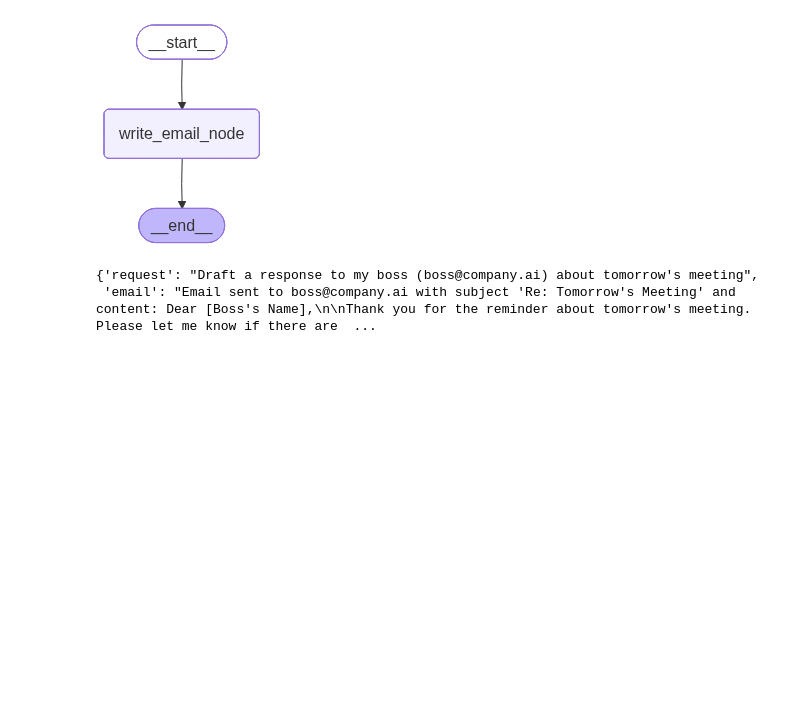
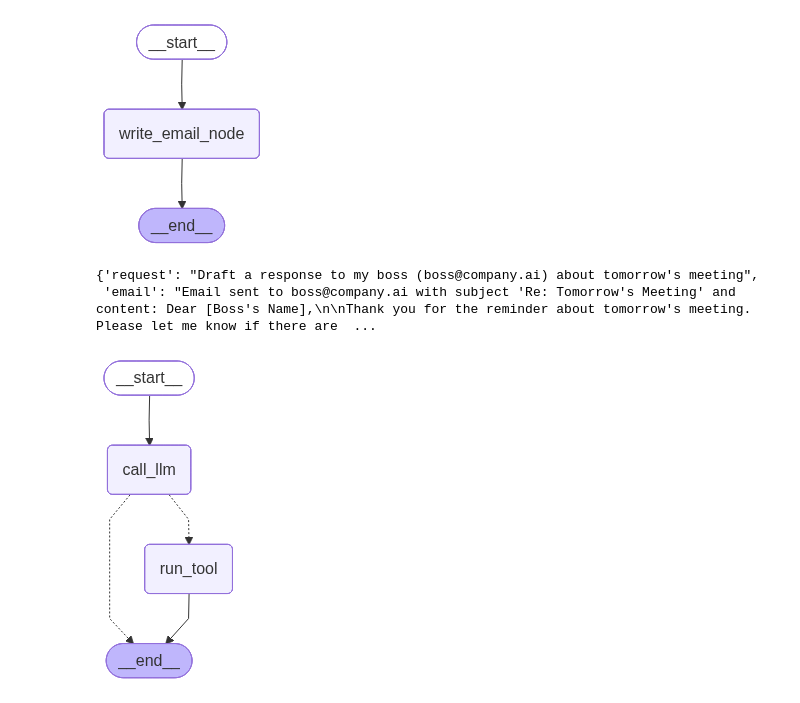
Before and after one commit to Kartikey-2004/ambient-mail-agent, a Jupyter notebook: src/chat_model.ipynb, the cells around one changed output. Cells and saved outputs as stored; diff of their text form; code cells hidden in the pictures; blank space fills up the shorter version.

```diff
--- a/src/chat_model.ipynb
+++ b/src/chat_model.ipynb
@@ -44,7 +45,9 @@ model_with_tool = llm.bind_tools(
     tool_choice="any",
     parallel_tool_calls=False,
 )
-output=model_with_tool.invoke("Draft a response to my boss (boss@company.ai) about tomorrow's meeting")
+output = model_with_tool.invoke(
+    "Draft a response to my boss (boss@company.ai) about tomorrow's meeting"
+)
 # %%
 type(output)
 # %% [output]
@@ -106,4 +109,44 @@ app.invoke(
 # %%
 from typing import Literal
 from langgraph.graph import MessagesState
-from ema
+
+
+def call_llm(state: MessagesState) -> MessagesState:
+    """Run llm"""
+    output = model_with_tool.invoke(state["messages"])
+    return {"messages": [output]}
+
+
+def run_tool(state: MessagesState):
+    """perform the tool call"""
+    result = []
+    for tool_call in state["messages"][-1].tool_calls:
+        observation = write_email.invoke(tool_call["args"])
+        result.append(
+            {"role": "tool", "content": observation, "tool_call_id": tool_call["id"]}
+        )
+    return {"messages": result}
+
+
+def should_continue(state: MessagesState) -> Literal["run_tool", "__end__"]:
+    """Route to tool handler, or end if Done tool called"""
+    messages = state["messages"]
+    last_message = messages[-1]
+    if last_message.tool_calls:
+        return "run_tool"
+    return END
+
+
+workflow = StateGraph(MessagesState)
+workflow.add_node("call_llm", call_llm)
+workflow.add_node("run_tool", run_tool)
+workflow.add_edge(START, "call_llm")
+workflow.add_conditional_edges(
+    "call_llm", should_continue, {"run_tool": "run_tool", END: END}
+)
+workflow.add_edge("run_tool", END)
+app=workflow.compile()
+# %%
+app
+# %% [output]
+[figure, added]
```
Also changed, not shown: parts of 9 cells of this notebook.
